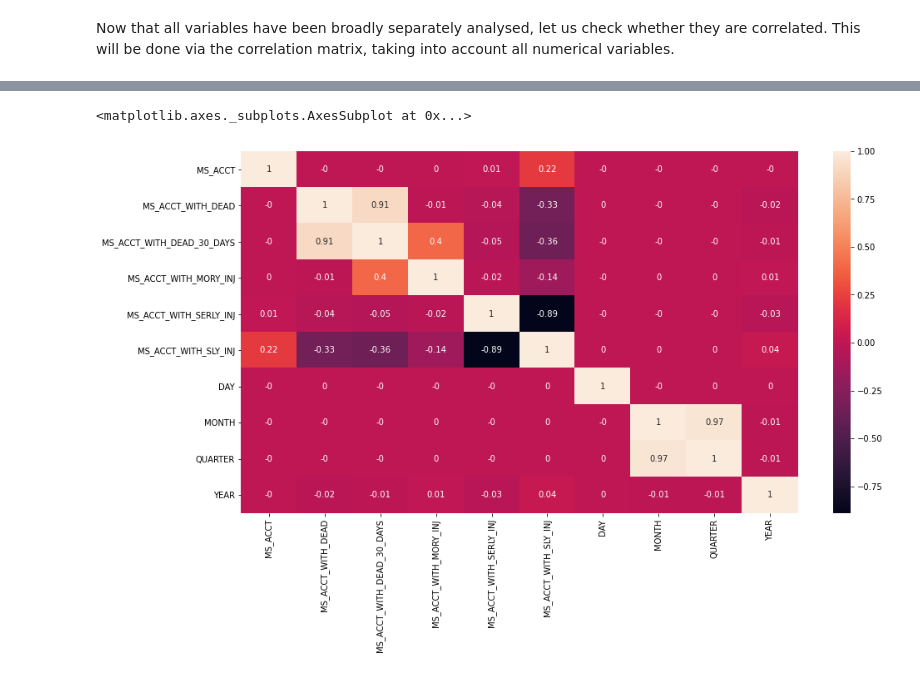
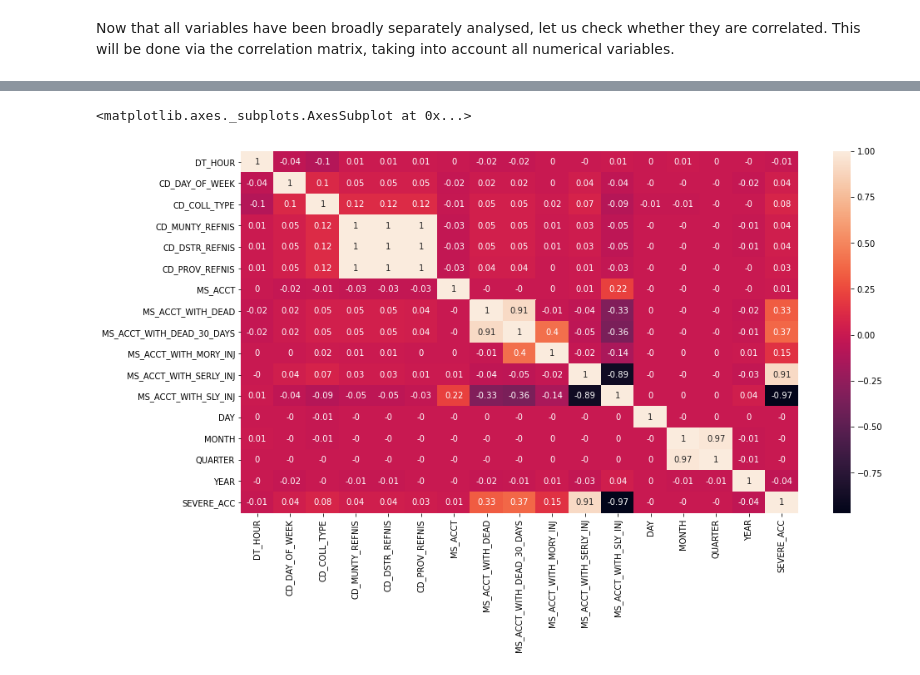
Before and after one commit to fmontoisy/Data-Science-IBM-Coursera, a Jupyter notebook: Final presentation capstone project.ipynb, the cells around one changed output, grey strips where cells are left out. Saved outputs shown, nothing was run; the diff lists cells and outputs as text; code cells hidden in the pictures.

Commit message:
Add files via upload
Creation of column "SEVERE_ACC" into df_accidents and Data Frame "SEVERE"

```diff
--- a/Final presentation capstone project.ipynb
+++ b/Final presentation capstone project.ipynb
@@ -316,0 +315,3 @@ SEVERE_ACC[600000]
+# %%
+df_SEVERE = pd.read_csv(r'C:\Users\NJ5866\Desktop\Final project\Road_accidents_Belgium_SEVERE.csv')
+df_SEVERE.head()
@@ -317,6 +326,6 @@ SEVERE_ACC[600000]
 # %%
 plt.figure(figsize=(15,8))
-sns.heatmap(df_accidents.corr().round(2),annot=True)
+sns.heatmap(df_SEVERE.corr().round(2),annot=True)
 # %% [output]
 <matplotlib.axes._subplots.AxesSubplot at 0x...>
-[figure, old version]
+[figure, new version]
```
Also changed, not shown: parts of 3 cells of this notebook.
